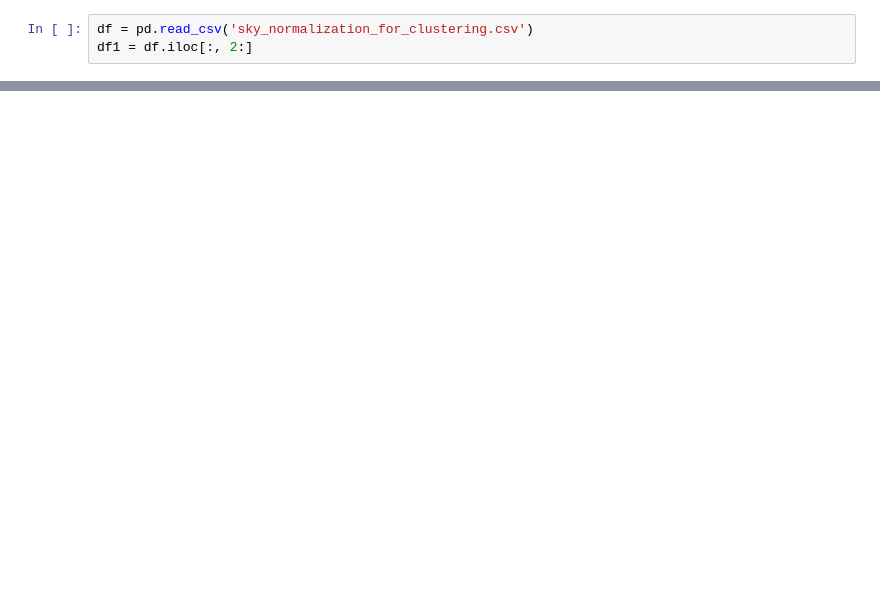
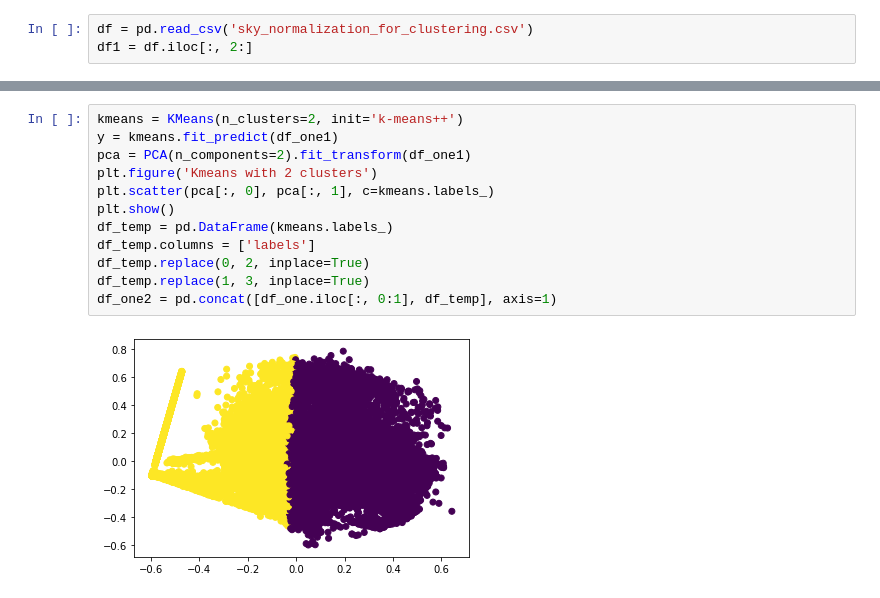
Before and after one commit to vardanagarwal/SIH, a Jupyter notebook: clustering_images.ipynb, the cells around one changed output, grey strips where cells are left out. Drawn from its saved outputs; the diff is of its cells as text; blank space fills up the shorter version.

```diff
--- a/clustering_images.ipynb
+++ b/clustering_images.ipynb
@@ -101,0 +150,14 @@ df2 = pd.concat([df.iloc[:, 0:2], pd.DataFrame(kmeans.labels_)], axis=1)
+# %%
+kmeans = KMeans(n_clusters=2, init='k-means++')
+y = kmeans.fit_predict(df_one1)
+pca = PCA(n_components=2).fit_transform(df_one1)
+plt.figure('Kmeans with 2 clusters')
+plt.scatter(pca[:, 0], pca[:, 1], c=kmeans.labels_)
+plt.show()
+df_temp = pd.DataFrame(kmeans.labels_)
+df_temp.columns = ['labels']
+df_temp.replace(0, 2, inplace=True)
+df_temp.replace(1, 3, inplace=True)
+df_one2 = pd.concat([df_one.iloc[:, 0:1], df_temp], axis=1)
+# %% [output]
+[figure, added]
```
Also changed, not shown: parts of 22 cells of this notebook.
